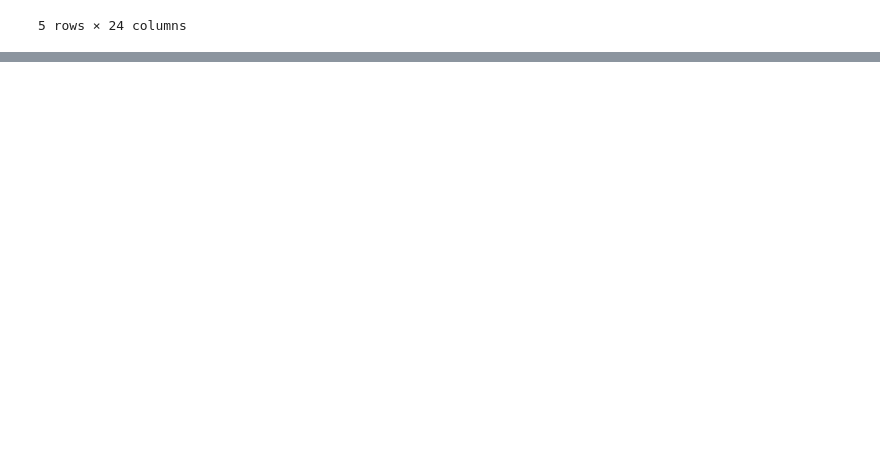
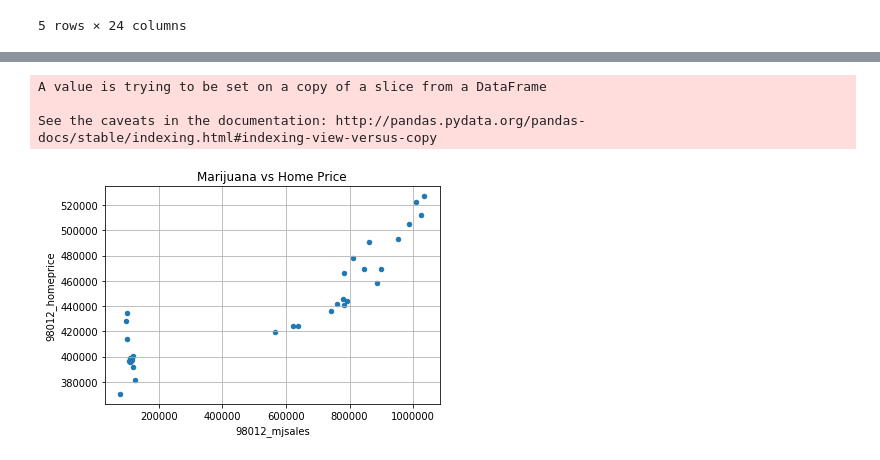
Before and after one commit to chane-d/group-project-one, a Jupyter notebook: GDP_Toni/Test_Zill.ipynb, the cells around one changed output, grey strips where cells are left out. Cells and saved outputs as stored; diff of their text form; code cells hidden in the pictures; blank space fills up the shorter version.

Commit message:
Built Scatter Plots

```diff
--- a/GDP_Toni/Test_Zill.ipynb
+++ b/GDP_Toni/Test_Zill.ipynb
@@ -112,2 +120,3 @@ ret_sales.head()
 # %%
-#monthly_sales_by_zip=pd.DataFrame(ret_sales.groupby(['Zip','Sales Year','Sales Month'])['Total Sales'].sum())
+mj_sales_zip=pd.crosstab(ret_sales['Zip'],ret_sales['Sales Month'],values=ret_sales['Total Sales'],aggfunc=np.sum).transpose()
+mj_sales_zip.head()
@@ -334,0 +132,3 @@ plt.show()
+# %%
+all_data=mj_sales_zip.join(wa_all_hp,how='inner',lsuffix='_mjsales',rsuffix='_homeprice')
+all_data
@@ -334,0 +154,3 @@ plt.show()
+# %%
+df=all_data.filter(like='_',axis=1)
+df
@@ -334,0 +228,14 @@ plt.show()
+# %%
+df2=df[['98012_mjsales','98012_homeprice']]
+df2.dropna(inplace=True)
+# %% [output]
+A value is trying to be set on a copy of a slice from a DataFrame
+
+See the caveats in the documentation: http://pandas.pydata.org/pandas-docs/stable/indexing.html#indexing-view-versus-copy
+# %%
+df2.plot(kind="scatter", x="98012_mjsales", y="98012_homeprice", grid=True,
+              title="Marijuana vs Home Price")
+
+plt.show()
+# %% [output]
+[figure, added]
```
Also changed, not shown: parts of 34 cells of this notebook.
